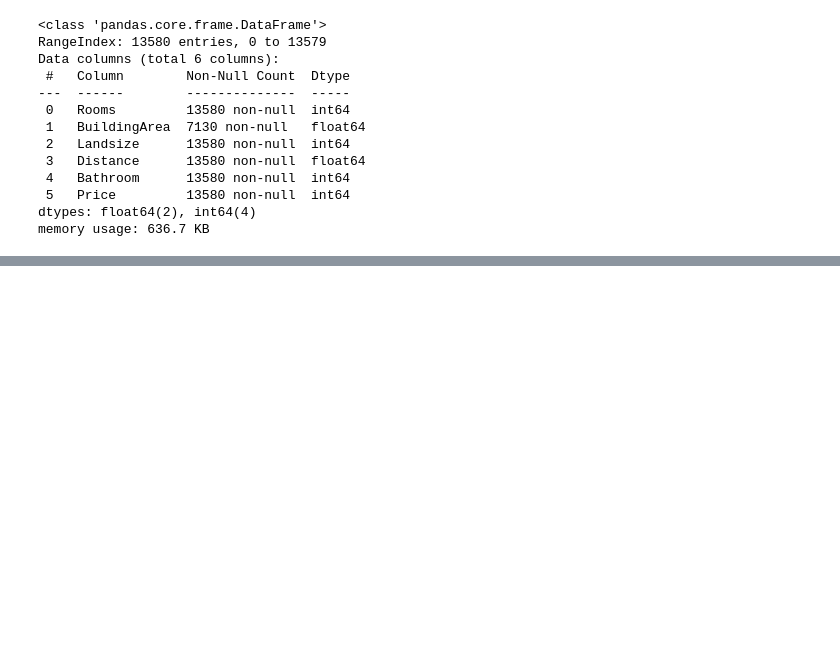
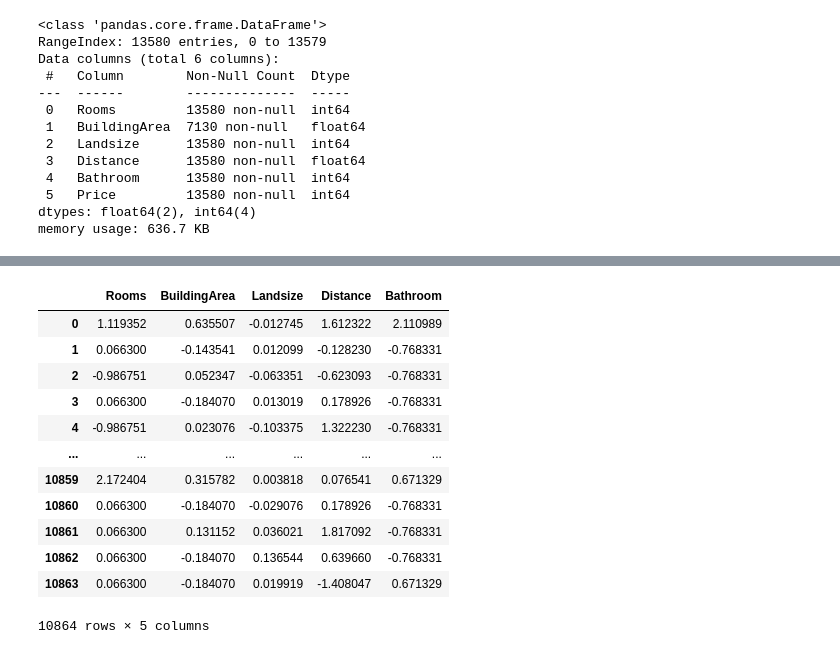
Before and after one commit to czammar/ai_programming_foundations, a Jupyter notebook: notebooks/05b_train_ml_transformations.ipynb, the cells around one changed output, grey strips where cells are left out. Saved outputs shown, nothing was run; the diff lists cells and outputs as text; code cells hidden in the pictures; blank space fills up the shorter version.

```diff
--- a/notebooks/05b_train_ml_transformations.ipynb
+++ b/notebooks/05b_train_ml_transformations.ipynb
@@ -209,2 +201,0 @@ model = KNeighborsRegressor(n_neighbors=5)
-# %%
-model.fit(X_train, y_train)
@@ -489,0 +392,22 @@ sns.lineplot(
+# %%
+# Ejemplo de ajuste y transformacion con escalamiento estandar
+standard_scaler = StandardScaler()
+
+pd.DataFrame(
+standard_scaler.fit_transform(X_train[features]),
+columns=features
+)
+# %% [output]
+|  | Rooms | BuildingArea | Landsize | Distance | Bathroom |
+| 0 | 1.119352 | 0.635507 | -0.012745 | 1.612322 | 2.110989 |
+| 1 | 0.066300 | -0.143541 | 0.012099 | -0.128230 | -0.768331 |
+| 2 | -0.986751 | 0.052347 | -0.063351 | -0.623093 | -0.768331 |
+| 3 | 0.066300 | -0.184070 | 0.013019 | 0.178926 | -0.768331 |
+| 4 | -0.986751 | 0.023076 | -0.103375 | 1.322230 | -0.768331 |
+| ... | ... | ... | ... | ... | ... |
+| 10859 | 2.172404 | 0.315782 | 0.003818 | 0.076541 | 0.671329 |
+| 10860 | 0.066300 | -0.184070 | -0.029076 | 0.178926 | -0.768331 |
+| 10861 | 0.066300 | 0.131152 | 0.036021 | 1.817092 | -0.768331 |
+| 10862 | 0.066300 | -0.184070 | 0.136544 | 0.639660 | -0.768331 |
+| 10863 | 0.066300 | -0.184070 | 0.019919 | -1.408047 | 0.671329 |
+10864 rows × 5 columns
```
Also changed, not shown: parts of 115 cells of this notebook.
